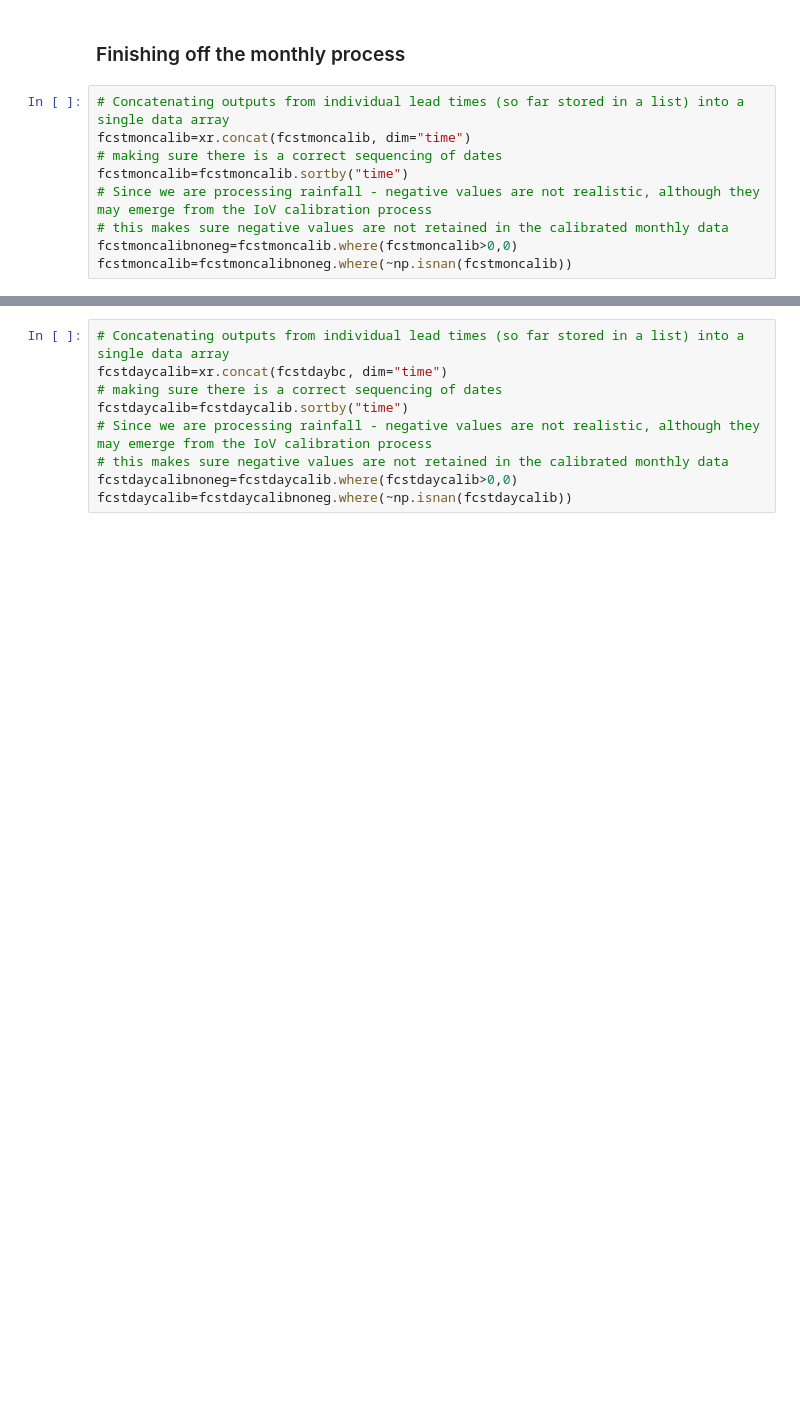
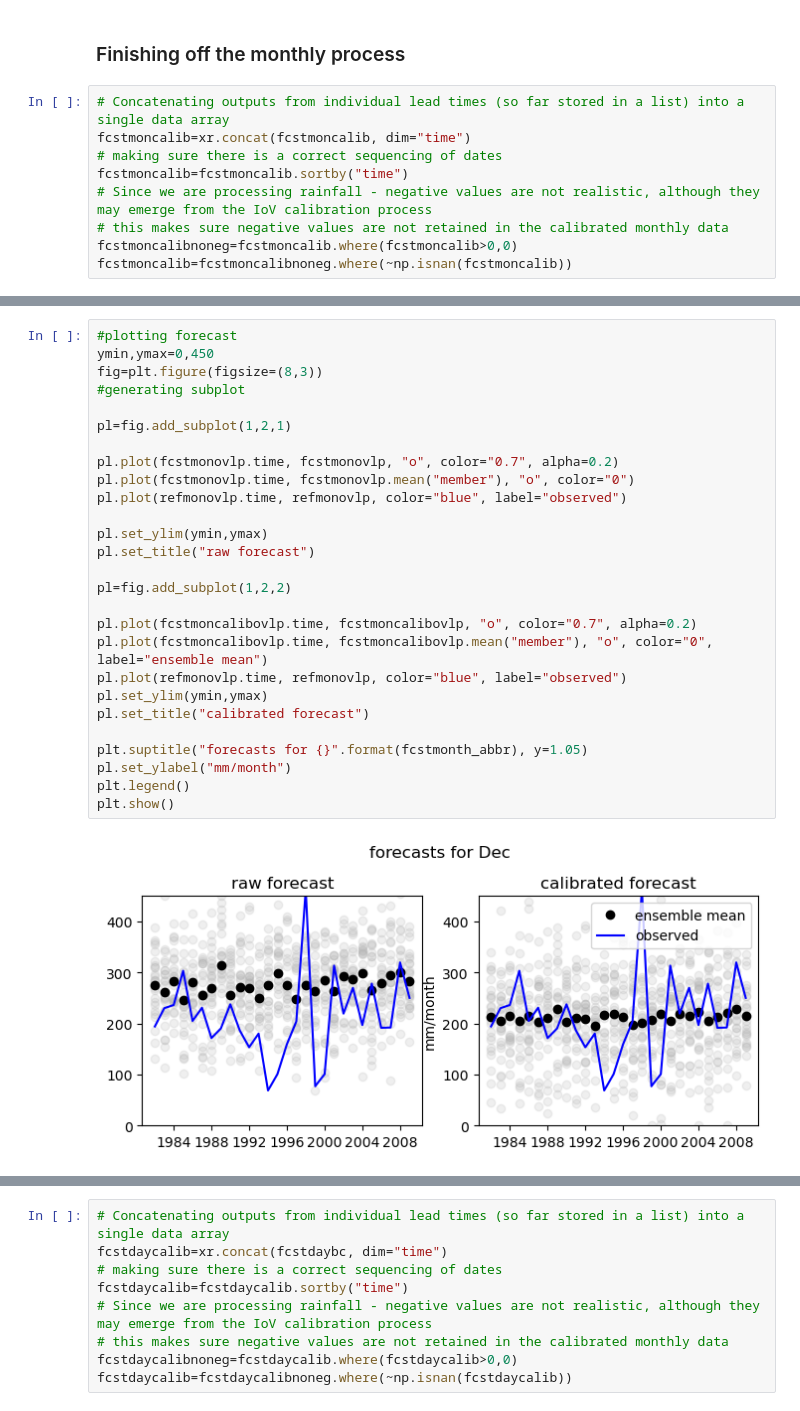
Before and after one commit to csag-uct/focus_africa_forecast_calibration, a Jupyter notebook: training_forecastcalibration.ipynb, the cells around one changed output, grey strips where cells are left out. Saved outputs shown, nothing was run; the diff lists cells and outputs as text; blank space fills up the shorter version.

```diff
--- a/training_forecastcalibration.ipynb
+++ b/training_forecastcalibration.ipynb
@@ -621,0 +880,29 @@ written data/forecast-calibrated/ECMWF/SEAS51/mon/malawi/pr/pr_mon_ECMWF_SEAS51_
+# %%
+#plotting forecast
+ymin,ymax=0,450
+fig=plt.figure(figsize=(8,3))
+#generating subplot
+
+pl=fig.add_subplot(1,2,1)
+
+pl.plot(fcstmonovlp.time, fcstmonovlp, "o", color="0.7", alpha=0.2)
+pl.plot(fcstmonovlp.time, fcstmonovlp.mean("member"), "o", color="0")
+pl.plot(refmonovlp.time, refmonovlp, color="blue", label="observed")
+
+pl.set_ylim(ymin,ymax)
+pl.set_title("raw forecast")
+
+pl=fig.add_subplot(1,2,2)
+
+pl.plot(fcstmoncalibovlp.time, fcstmoncalibovlp, "o", color="0.7", alpha=0.2)
+pl.plot(fcstmoncalibovlp.time, fcstmoncalibovlp.mean("member"), "o", color="0", label="ensemble mean")
+pl.plot(refmonovlp.time, refmonovlp, color="blue", label="observed")
+pl.set_ylim(ymin,ymax)
+pl.set_title("calibrated forecast")
+
+plt.suptitle("forecasts for {}".format(fcstmonth_abbr), y=1.05)
+pl.set_ylabel("mm/month")
+plt.legend()
+plt.show()
+# %% [output]
+[figure, added]
```
Also changed, not shown: parts of 43 cells of this notebook, 1 other file.
